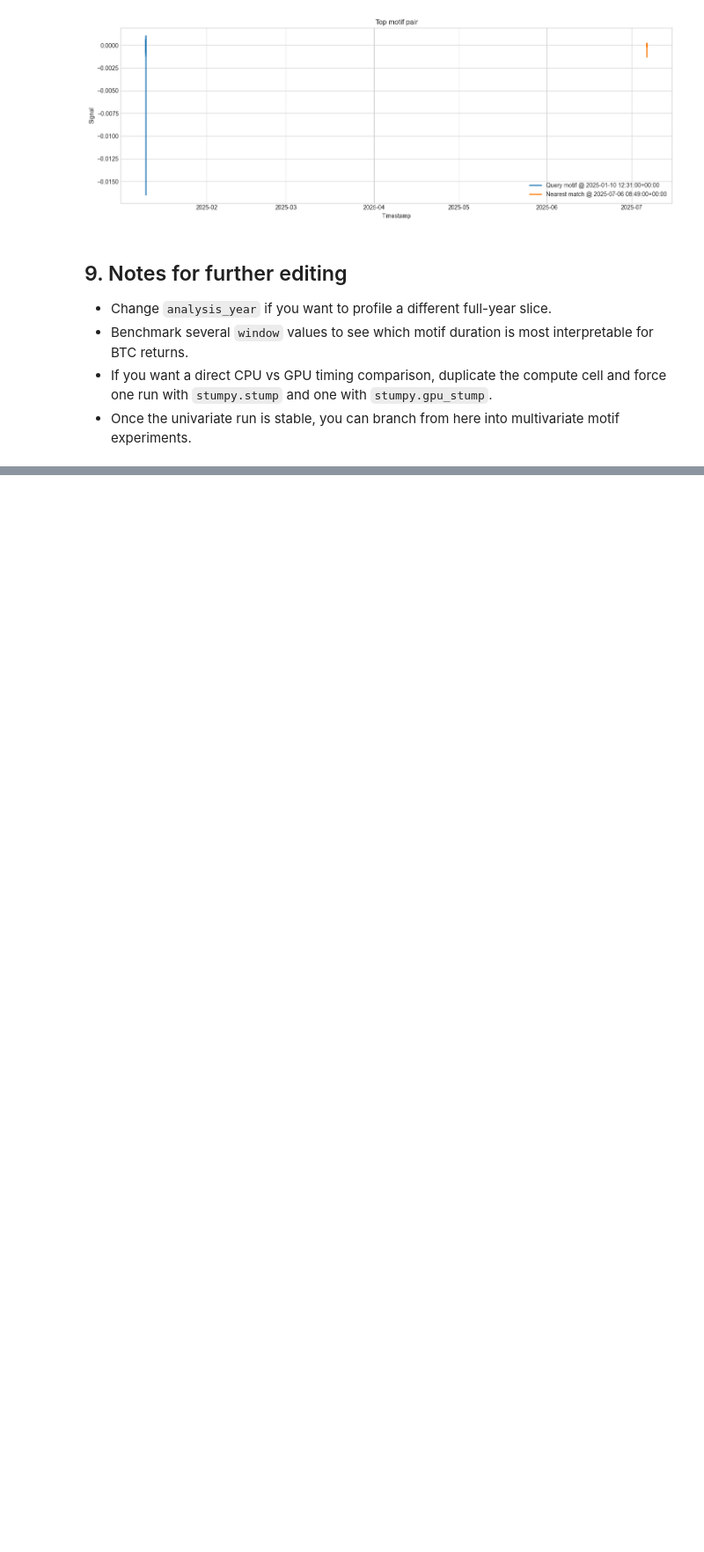
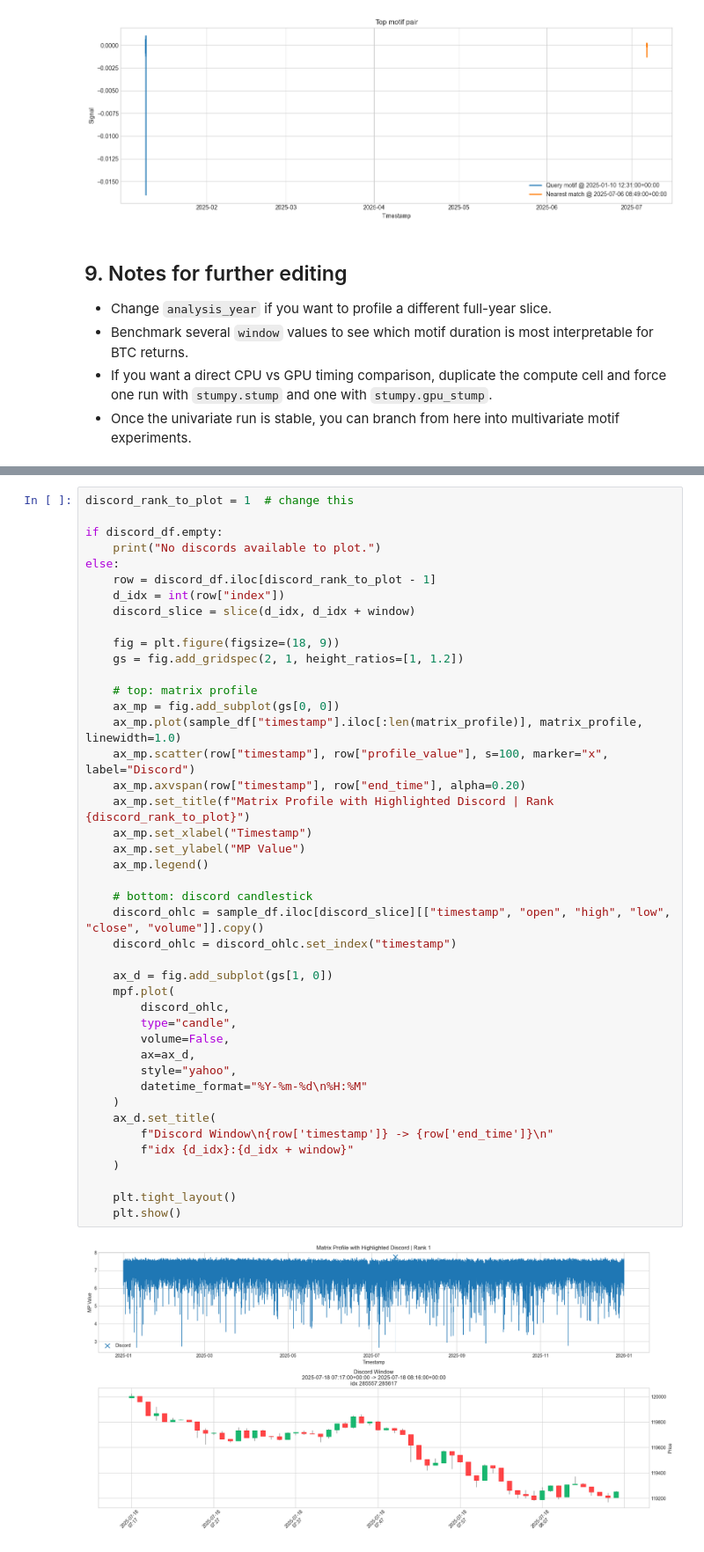
Before and after one commit to theakshaybande/crypto-time-series-motifs, a Jupyter notebook: notebooks/method_testing/02_gpu_stomp_with_stumpy.ipynb, the cells around one changed output, grey strips where cells are left out. Shown at 88% size. Drawn from its saved outputs; the diff is of its cells as text; blank space fills up the shorter version.

```diff
--- a/notebooks/method_testing/02_gpu_stomp_with_stumpy.ipynb
+++ b/notebooks/method_testing/02_gpu_stomp_with_stumpy.ipynb
@@ -393,0 +803,45 @@ else:
+# %%
+discord_rank_to_plot = 1  # change this
+
+if discord_df.empty:
+    print("No discords available to plot.")
+else:
+    row = discord_df.iloc[discord_rank_to_plot - 1]
+    d_idx = int(row["index"])
+    discord_slice = slice(d_idx, d_idx + window)
+
+    fig = plt.figure(figsize=(18, 9))
+    gs = fig.add_gridspec(2, 1, height_ratios=[1, 1.2])
+
+    # top: matrix profile
+    ax_mp = fig.add_subplot(gs[0, 0])
+    ax_mp.plot(sample_df["timestamp"].iloc[:len(matrix_profile)], matrix_profile, linewidth=1.0)
+    ax_mp.scatter(row["timestamp"], row["profile_value"], s=100, marker="x", label="Discord")
+    ax_mp.axvspan(row["timestamp"], row["end_time"], alpha=0.20)
+    ax_mp.set_title(f"Matrix Profile with Highlighted Discord | Rank {discord_rank_to_plot}")
+    ax_mp.set_xlabel("Timestamp")
+    ax_mp.set_ylabel("MP Value")
+    ax_mp.legend()
+
+    # bottom: discord candlestick
+    discord_ohlc = sample_df.iloc[discord_slice][["timestamp", "open", "high", "low", "close", "volume"]].copy()
+    discord_ohlc = discord_ohlc.set_index("timestamp")
+
+    ax_d = fig.add_subplot(gs[1, 0])
+    mpf.plot(
+        discord_ohlc,
+        type="candle",
+        volume=False,
+        ax=ax_d,
+        style="yahoo",
+        datetime_format="%Y-%m-%d\n%H:%M"
+    )
+    ax_d.set_title(
+        f"Discord Window\n{row['timestamp']} -> {row['end_time']}\n"
+        f"idx {d_idx}:{d_idx + window}"
+    )
+
+    plt.tight_layout()
+    plt.show()
+# %% [output]
+[figure, added]
```
Also changed, not shown: parts of 17 cells of this notebook.
